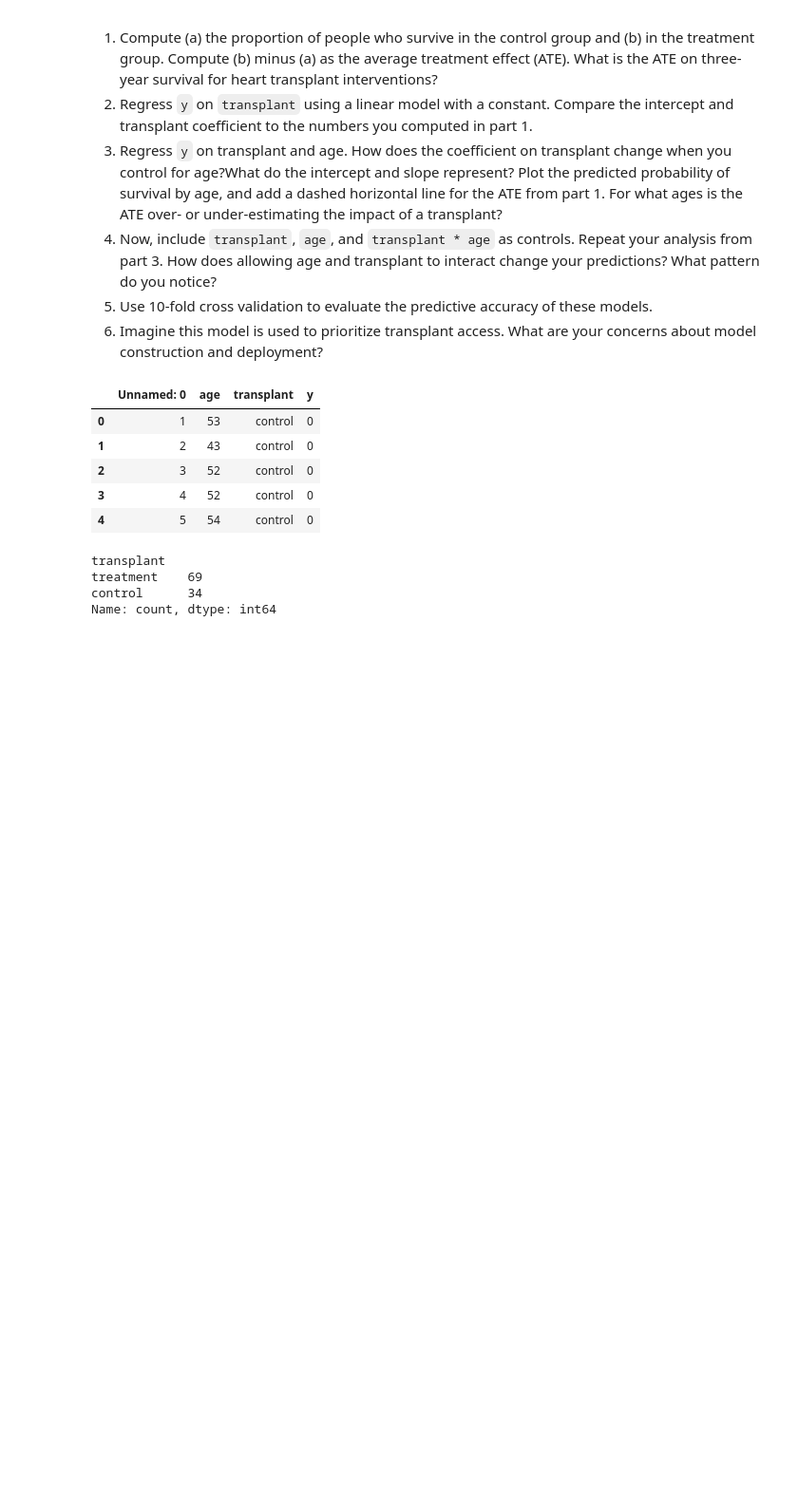
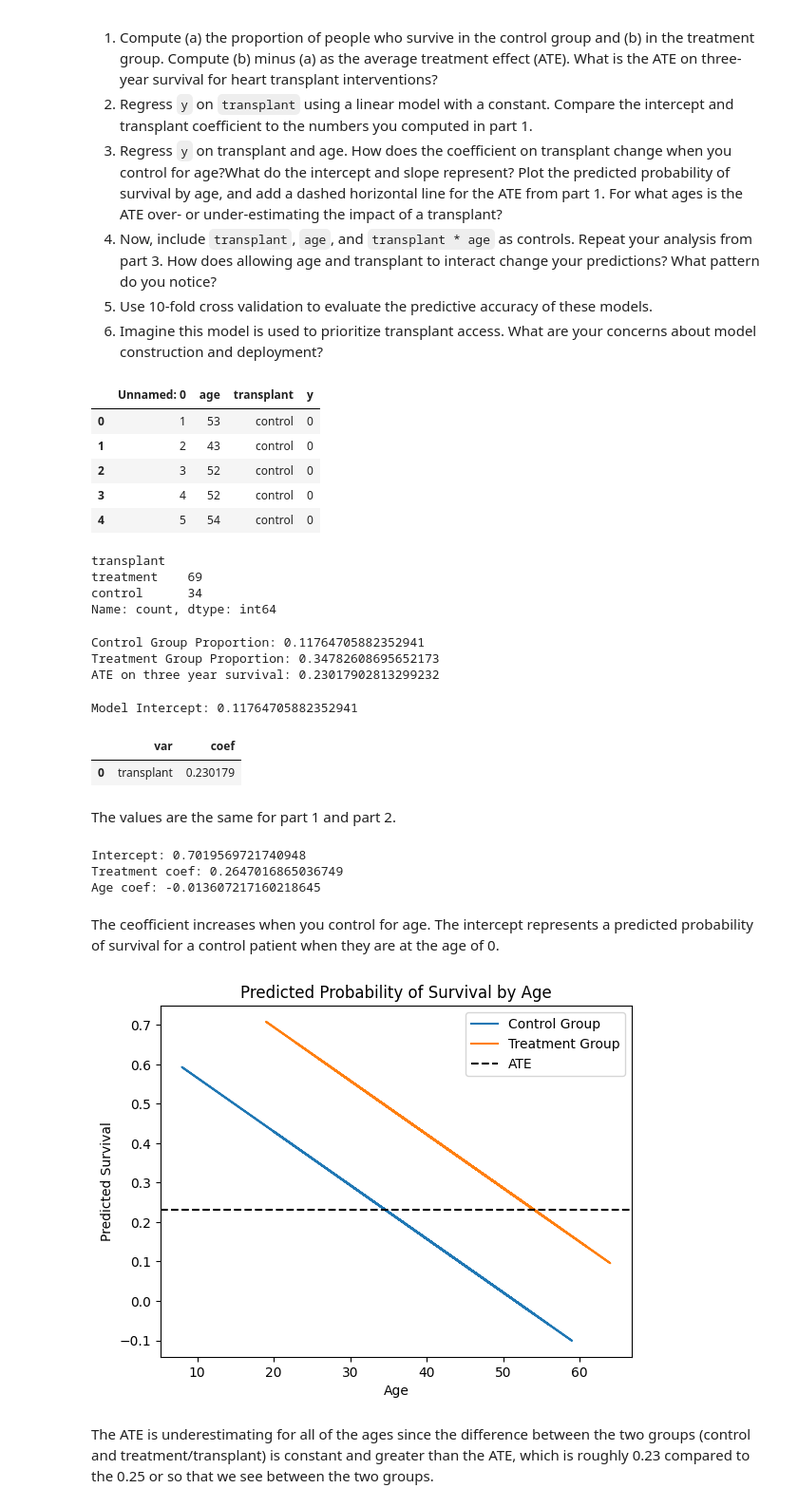
Before and after one commit to EmmyB47/undergrad_ml_assignments, a Jupyter notebook: 03_assignment_linear_models.ipynb, the cells around one changed output. Shown at 95% size. Drawn from its saved outputs; the diff is of its cells as text; code cells hidden in the pictures; blank space fills up the shorter version.

```diff
--- a/03_assignment_linear_models.ipynb
+++ b/03_assignment_linear_models.ipynb
@@ -284,3 +415,80 @@ transplant
 treatment    69
 control      34
 Name: count, dtype: int64
+# %%
+# part 1
+
+transplant_count = heart['transplant'].value_counts()
+
+survivor_count = heart.groupby(heart['transplant'])['y'].sum()
+
+control_prop = survivor_count['control']/transplant_count['control']
+treatment_prop = survivor_count['treatment']/transplant_count['treatment']
+
+ate = treatment_prop - control_prop
+
+print('Control Group Proportion:', control_prop)
+print('Treatment Group Proportion:', treatment_prop)
+print('ATE on three year survival:', ate)
+# %% [output]
+Control Group Proportion: 0.11764705882352941
+Treatment Group Proportion: 0.34782608695652173
+ATE on three year survival: 0.23017902813299232
+# %%
+# part 2
+
+heart['transplant'] = heart['transplant'].map({'control':0, 'treatment':1})
+
+x = heart[['transplant']]
+y = heart['y']
+
+model_tran = LinearRegression()
+model_tran = model_tran.fit(x,y)
+
+print('Model Intercept:', model_tran.intercept_)
+df_transplant = pd.DataFrame({'var': model_tran.feature_names_in_, 'coef': model_tran.coef_})
+df_transplant
+# %% [output]
+Model Intercept: 0.11764705882352941
+|  | var | coef |
+| 0 | transplant | 0.230179 |
+# %% [markdown]
+The values are the same for part 1 and part 2.
+# %%
+# part 3
+
+x_ta = heart[['transplant', 'age']]
+y = heart['y']
+
+model_ta = LinearRegression()
+model_ta = model_ta.fit(x_ta,y)
+
+print('Intercept:', model_ta.intercept_)
+print('Treatment coef:', model_ta.coef_[0])
+print('Age coef:', model_ta.coef_[1])
+# %% [output]
+Intercept: 0.7019569721740948
+Treatment coef: 0.2647016865036749
+Age coef: -0.013607217160218645
+# %% [markdown]
+The ceofficient increases when you control for age. The intercept represents a predicted probability of survival for a control patient when they are at the age of 0.
+# %%
+heart['pred_survival_ta'] = model_ta.predict(x_ta)
+
+control = heart[heart['transplant'] == 0]
+
+treat = heart[heart['transplant'] == 1]
+
+plt.plot(control['age'], control['pred_survival_ta'], label='Control Group')
+plt.plot(treat['age'], treat['pred_survival_ta'], label='Treatment Group')
+plt.axhline(y=ate, linestyle='--', color='black', label='ATE')
+
+plt.title('Predicted Probability of Survival by Age')
+plt.xlabel('Age')
+plt.ylabel('Predicted Survival')
+plt.legend()
+plt.show()
+# %% [output]
+[figure, added]
+# %% [markdown]
+The ATE is underestimating for all of the ages since the difference between the two groups (control and treatment/transplant) is constant and greater than the ATE, which is roughly 0.23 compared to the 0.25 or so that we see between the two groups.
```
Also changed, not shown: parts of 22 cells of this notebook.
